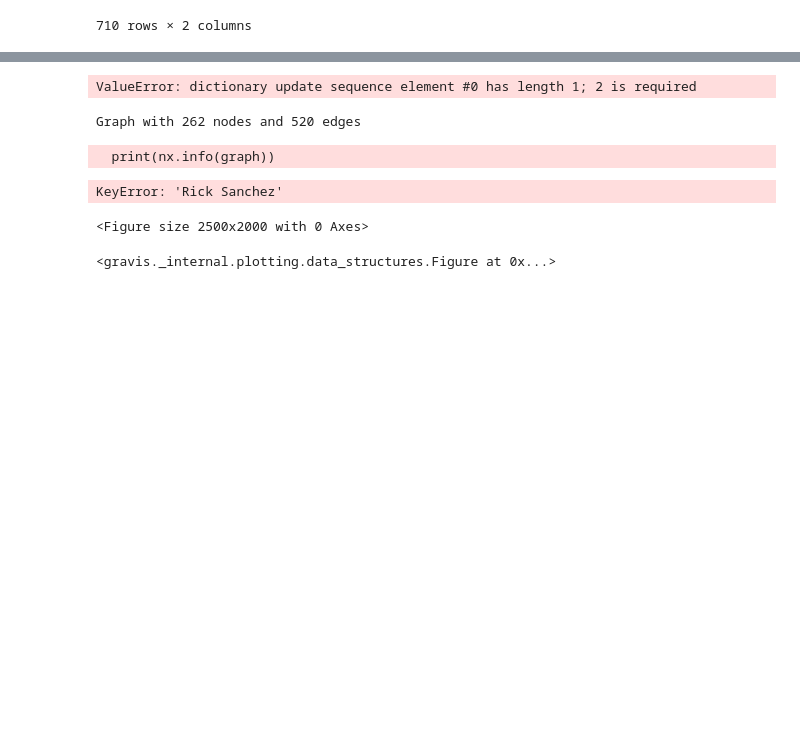
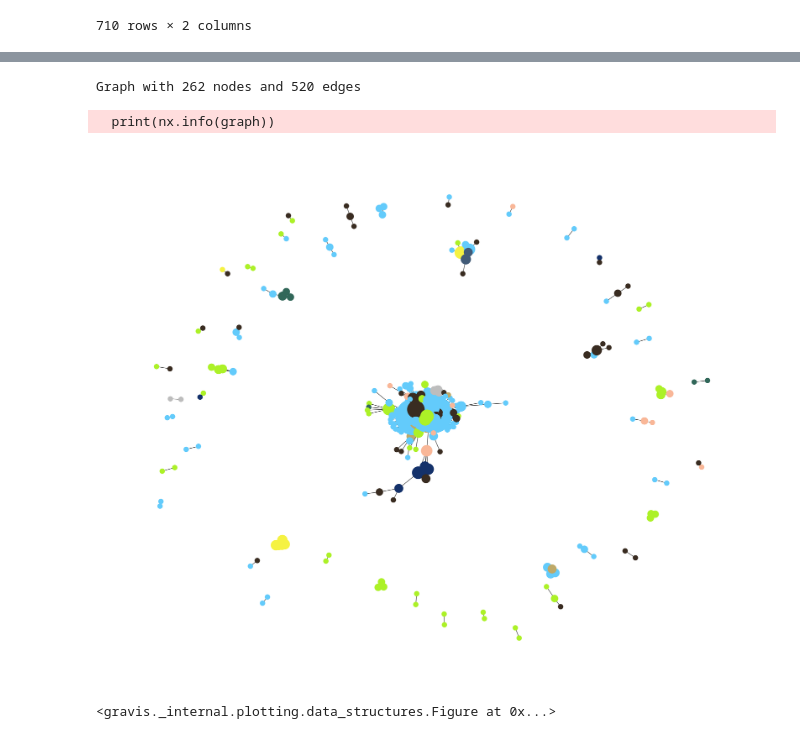
Before and after one commit to ChiaraAmalia/networkxProject, a Jupyter notebook: rick_&_morty.ipynb, the cells around one changed output, grey strips where cells are left out. Cells and saved outputs as stored; diff of their text form; code cells hidden in the pictures; blank space fills up the shorter version.

Commit message:
Aggiunti i colori

```diff
--- a/rick_&_morty.ipynb
+++ b/rick_&_morty.ipynb
@@ -62,11 +60,9 @@ attr=Species.to_dict(orient='index')
 # %%
+attr=Species.to_dict(orient='index')
 nodes_attr={}
 for node,elem in attr.items():
-    nodes_attr[elem['name']] = elem['color']
+    nodes_attr[elem['name']] = {'species':elem['species'],'color':elem['color']}
+nx.set_node_attributes(graph,nodes_attr)
-# %%
-nx.set_node_attributes(graph,nodes_attr)
-# %% [output]
-ValueError: dictionary update sequence element #0 has length 1; 2 is required
 # %%
 print(nx.info(graph))
 # %% [output]
@@ -75,16 +71,18 @@ Graph with 262 nodes and 520 edges
 # %%
 pos=nx.spring_layout(graph)
 plt.figure(figsize=(25,20))
 nCol=nx.get_node_attributes(graph,'color')
+for n in graph.nodes:
+    if not n in nCol:
+        nCol[n]='#392C21'
 d = dict(graph.degree)
 nx.draw(graph, pos, node_color=[nCol[n] for n in graph.nodes],node_size=[v * 180 for v in d.values()])
 #edge_labels = nx.get_edge_attributes(graph, "weight")
 #nx.draw_networkx_edge_labels(graph, pos, edge_labels)
 #nx.draw_networkx_labels(graph, pos,font_size=12, font_color="black")
 plt.show()
 # %% [output]
-KeyError: 'Rick Sanchez'
-<Figure size 2500x2000 with 0 Axes>
+[figure, added]
 # %%
 gv.d3(graph)
 # %% [output]
```
Also changed, not shown: parts of 2 cells of this notebook, 1 other file.
